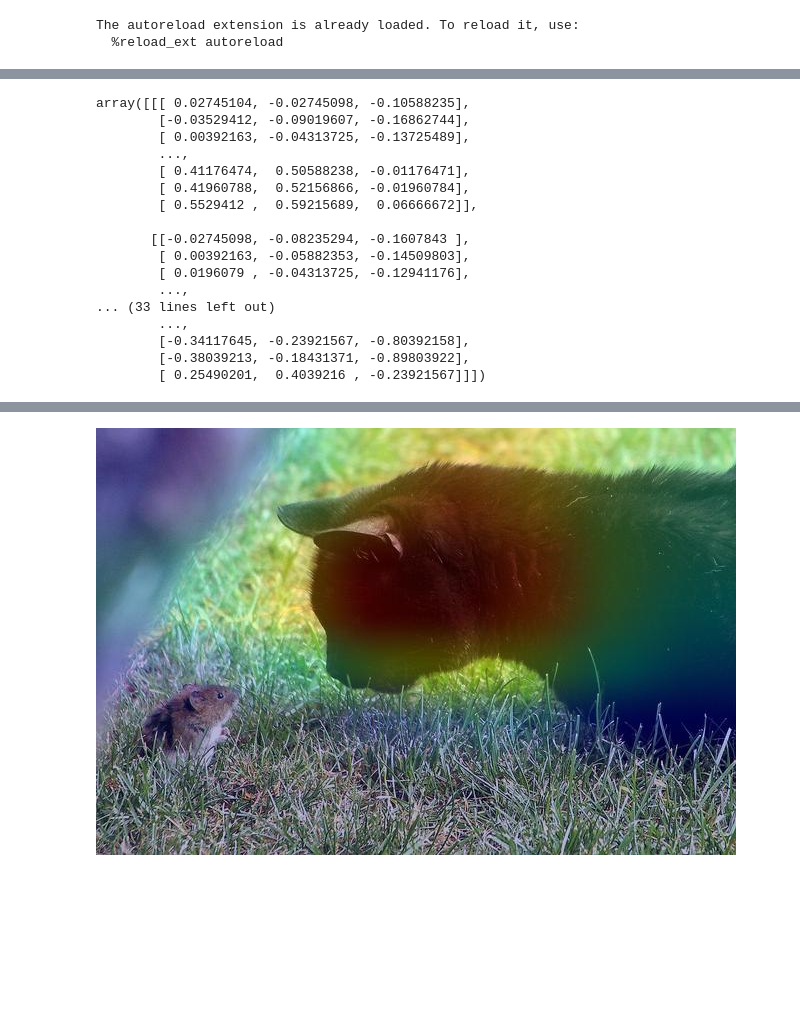
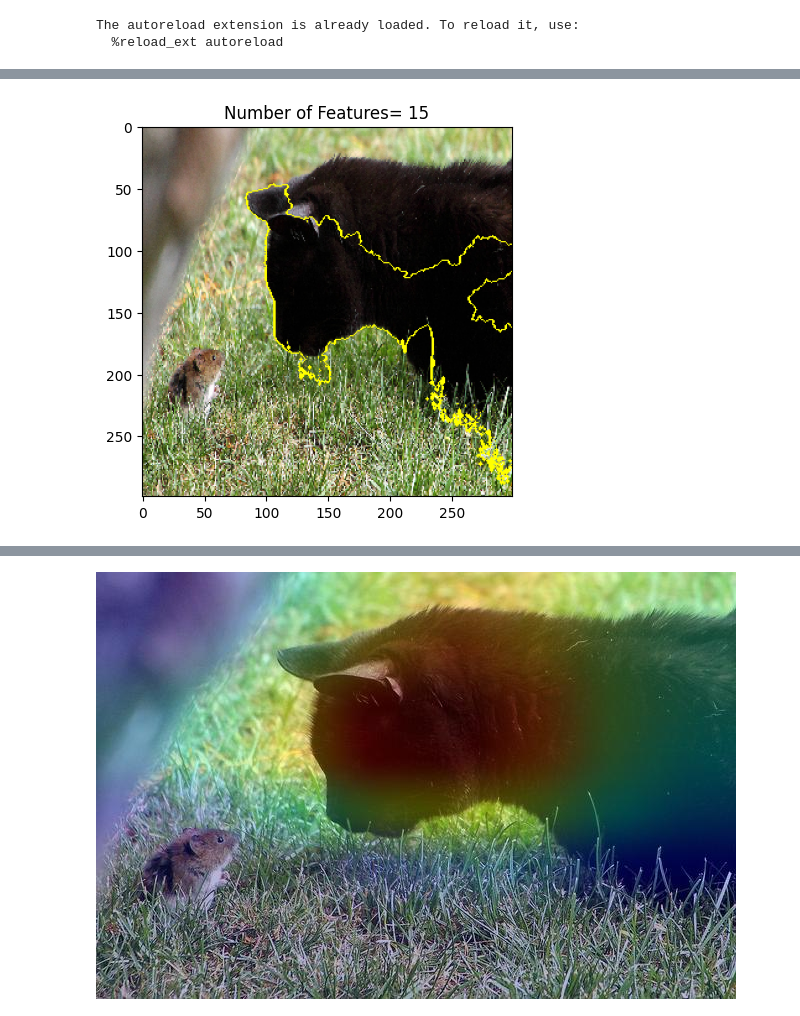
Before and after one commit to saadrza/XAI, a Jupyter notebook: XAI.ipynb, the cells around one changed output, grey strips where cells are left out. Saved outputs shown, nothing was run; the diff lists cells and outputs as text; code cells hidden in the pictures; blank space fills up the shorter version.

```diff
--- a/XAI.ipynb
+++ b/XAI.ipynb
@@ -235,20 +210,10 @@ Wall time: 6min 7s
-# %%
-temp
-# %% [output]
-array([[[ 0.02745104, -0.02745098, -0.10588235],
-        [-0.03529412, -0.09019607, -0.16862744],
-        [ 0.00392163, -0.04313725, -0.13725489],
-        ...,
-        [ 0.41176474,  0.50588238, -0.01176471],
-        [ 0.41960788,  0.52156866, -0.01960784],
-        [ 0.5529412 ,  0.59215689,  0.06666672]],
-
-       [[-0.02745098, -0.08235294, -0.1607843 ],
-        [ 0.00392163, -0.05882353, -0.14509803],
-        [ 0.0196079 , -0.04313725, -0.12941176],
-        ...,
-... (33 lines left out)
-        ...,
-        [-0.34117645, -0.23921567, -0.80392158],
-        [-0.38039213, -0.18431371, -0.89803922],
-        [ 0.25490201,  0.4039216 , -0.23921567]]])
+# %%
+def explain_with_lime(explanation_lime, image, num_features, top_candidate):
+    temp, mask = explanation_lime.get_image_and_mask(explanation_lime.top_labels[top_candidate], positive_only=True, num_features= num_features, hide_rest=False, min_weight=0.1)
+    plt.figure()
+    plt.title("Number of Features= " + str(num_features))
+    plt.imshow(mark_boundaries(temp / 2 + 0.5, mask))
+# %%
+explanation_lime = implement_lime(inet_model, images)
+explain_with_lime(explanation_lime, images, num_features=15, top_candidate=0)
+# %% [output]
@@ -255 +237,2 @@ array([[[ 0.02745104, -0.02745098, -0.10588235],
+[figure, added]
 # %%
```
Also changed, not shown: parts of 25 cells of this notebook.
